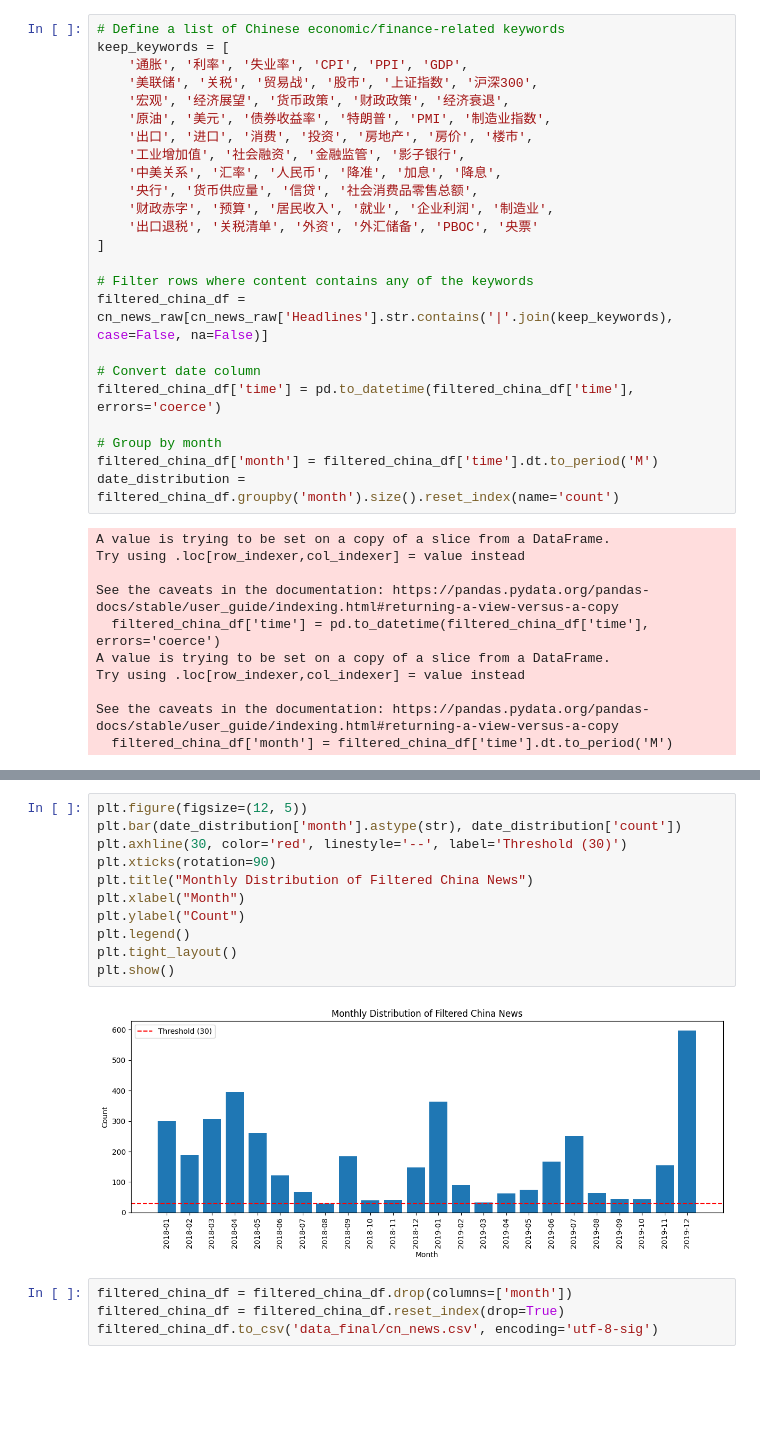
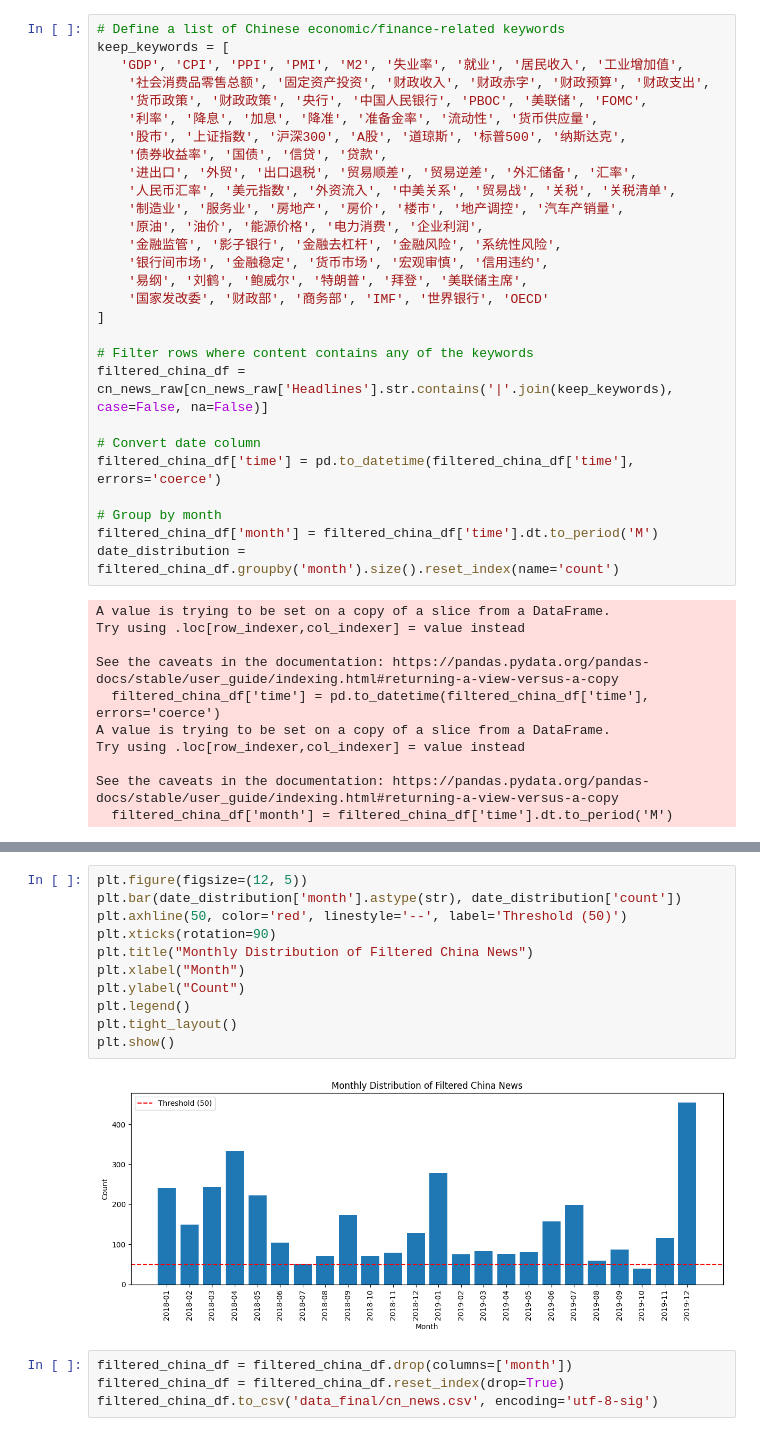
Before and after one commit to JANE-WANG-X/2025, a Jupyter notebook: data_cleaning.ipynb, the cells around one changed output, grey strips where cells are left out. Drawn from its saved outputs; the diff is of its cells as text; blank space fills up the shorter version.

```diff
--- a/data_cleaning.ipynb
+++ b/data_cleaning.ipynb
@@ -512,16 +512,20 @@ plt.show()
 # %%
 # Define a list of Chinese economic/finance-related keywords
 keep_keywords = [
-    '通胀', '利率', '失业率', 'CPI', 'PPI', 'GDP',
-    '美联储', '关税', '贸易战', '股市', '上证指数', '沪深300',
-    '宏观', '经济展望', '货币政策', '财政政策', '经济衰退',
-    '原油', '美元', '债券收益率', '特朗普', 'PMI', '制造业指数',
-    '出口', '进口', '消费', '投资', '房地产', '房价', '楼市',
-    '工业增加值', '社会融资', '金融监管', '影子银行',
-    '中美关系', '汇率', '人民币', '降准', '加息', '降息',
-    '央行', '货币供应量', '信贷', '社会消费品零售总额',
-    '财政赤字', '预算', '居民收入', '就业', '企业利润', '制造业',
-    '出口退税', '关税清单', '外资', '外汇储备', 'PBOC', '央票'
+   'GDP', 'CPI', 'PPI', 'PMI', 'M2', '失业率', '就业', '居民收入', '工业增加值',
+    '社会消费品零售总额', '固定资产投资', '财政收入', '财政赤字', '财政预算', '财政支出',
+    '货币政策', '财政政策', '央行', '中国人民银行', 'PBOC', '美联储', 'FOMC',
+    '利率', '降息', '加息', '降准', '准备金率', '流动性', '货币供应量',
+    '股市', '上证指数', '沪深300', 'A股', '道琼斯', '标普500', '纳斯达克',
+    '债券收益率', '国债', '信贷', '贷款',
+    '进出口', '外贸', '出口退税', '贸易顺差', '贸易逆差', '外汇储备', '汇率',
+    '人民币汇率', '美元指数', '外资流入', '中美关系', '贸易战', '关税', '关税清单',
+    '制造业', '服务业', '房地产', '房价', '楼市', '地产调控', '汽车产销量',
+    '原油', '油价', '能源价格', '电力消费', '企业利润',
+    '金融监管', '影子银行', '金融去杠杆', '金融风险', '系统性风险',
+    '银行间市场', '金融稳定', '货币市场', '宏观审慎', '信用违约',
+    '易纲', '刘鹤', '鲍威尔', '特朗普', '拜登', '美联储主席',
+    '国家发改委', '财政部', '商务部', 'IMF', '世界银行', 'OECD'
 ]
 
 # Filter rows where content contains any of the keywords
@@ -563,16 +567,16 @@ filtered_china_df
 # %%
 plt.figure(figsize=(12, 5))
 plt.bar(date_distribution['month'].astype(str), date_distribution['count'])
-plt.axhline(30, color='red', linestyle='--', label='Threshold (30)')
+plt.axhline(50, color='red', linestyle='--', label='Threshold (50)')
 plt.xticks(rotation=90)
 plt.title("Monthly Distribution of Filtered China News")
 plt.xlabel("Month")
 plt.ylabel("Count")
 plt.legend()
 plt.tight_layout()
 plt.show()
 # %% [output]
-[figure, old version]
+[figure, new version]
 # %%
 filtered_china_df = filtered_china_df.drop(columns=['month'])
 filtered_china_df = filtered_china_df.reset_index(drop=True)
```
Also changed, not shown: parts of 4 cells of this notebook, 1 other file.
